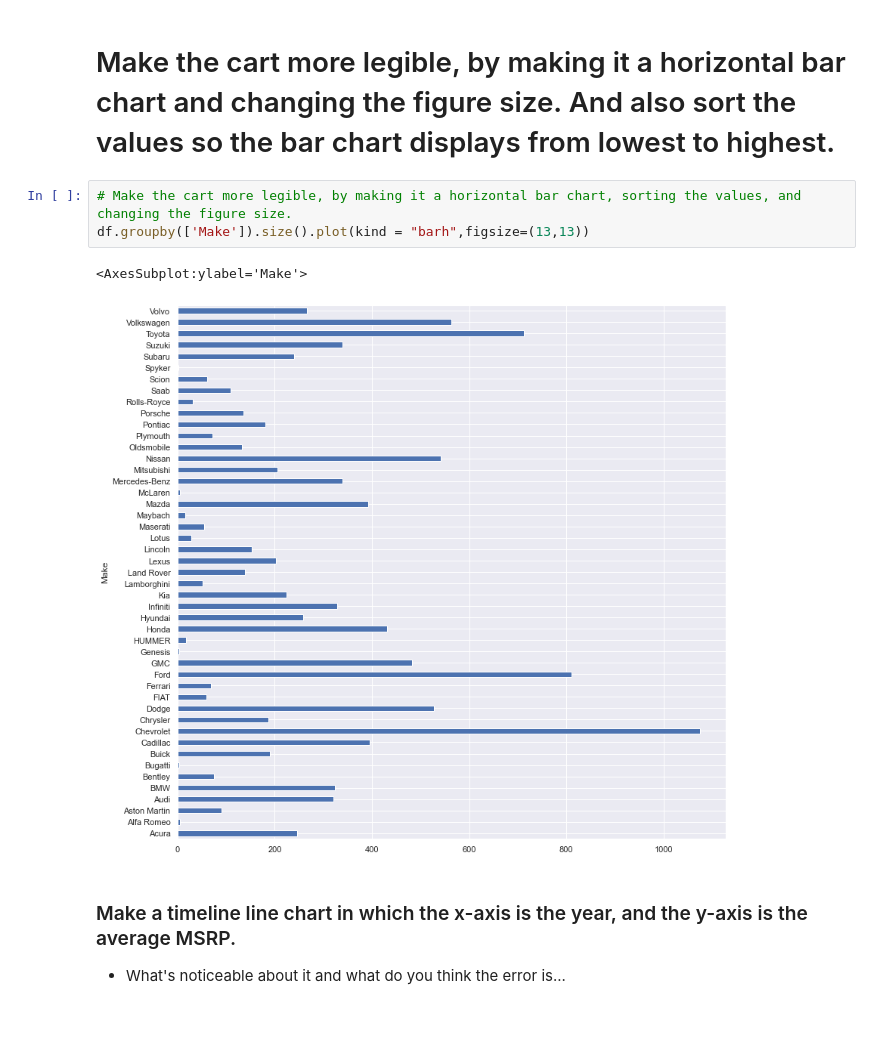
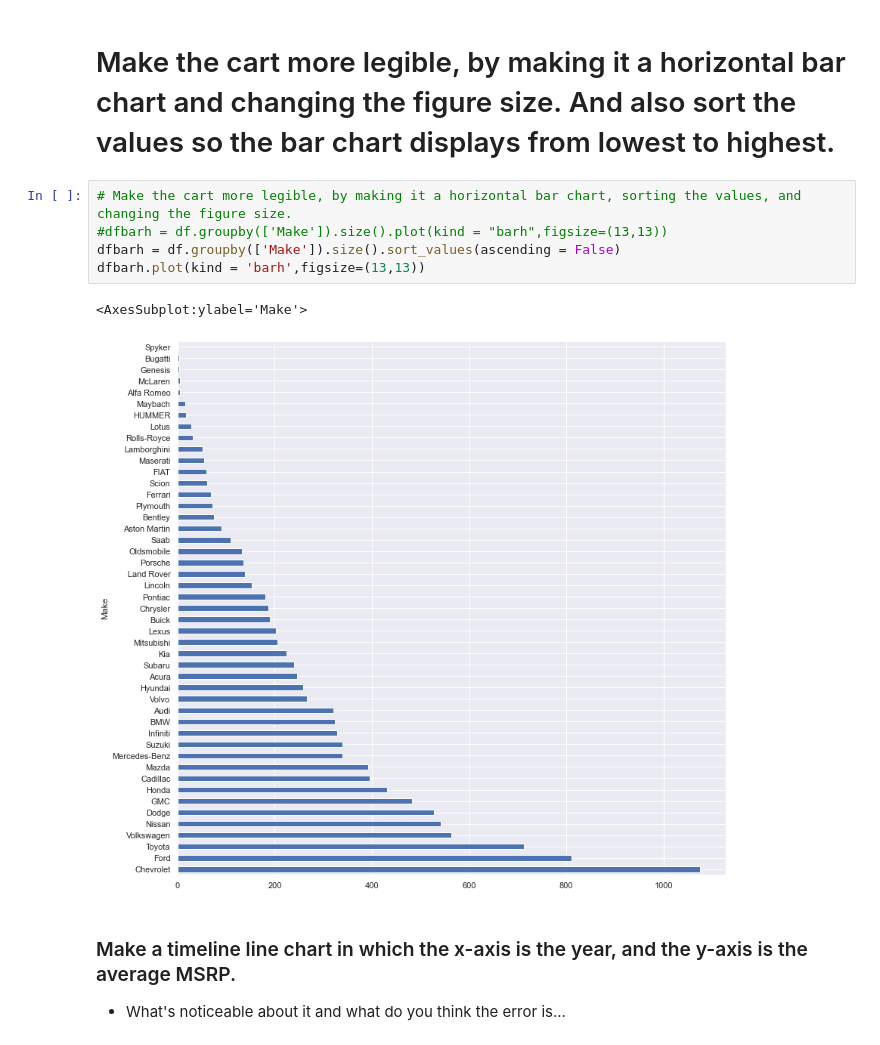
Before and after one commit to danieltabach/2021-fall-data-science, a Jupyter notebook: Week-02-EDA/Exercise-EDA.ipynb, the cells around one changed output. Cells and saved outputs as stored; diff of their text form.

```diff
--- a/Week-02-EDA/Exercise-EDA.ipynb
+++ b/Week-02-EDA/Exercise-EDA.ipynb
@@ -136,10 +131,12 @@ df.groupby(['Make']).size().plot(kind = "bar")
 # Make the cart more legible, by making it a horizontal bar chart and changing the figure size.  And also sort the values so the bar chart displays from lowest to highest.
 # %%
 # Make the cart more legible, by making it a horizontal bar chart, sorting the values, and changing the figure size.
-df.groupby(['Make']).size().plot(kind = "barh",figsize=(13,13))
+#dfbarh = df.groupby(['Make']).size().plot(kind = "barh",figsize=(13,13))
+dfbarh = df.groupby(['Make']).size().sort_values(ascending = False)
+dfbarh.plot(kind = 'barh',figsize=(13,13))
 # %% [output]
 <AxesSubplot:ylabel='Make'>
-[figure, old version]
+[figure, new version]
 # %% [markdown]
 ### Make a timeline line chart in which the x-axis is the year, and the y-axis is the average MSRP.
 * What's noticeable about it and what do you think the error is...
```
Also changed, not shown: parts of 6 cells of this notebook, 1 other file.
